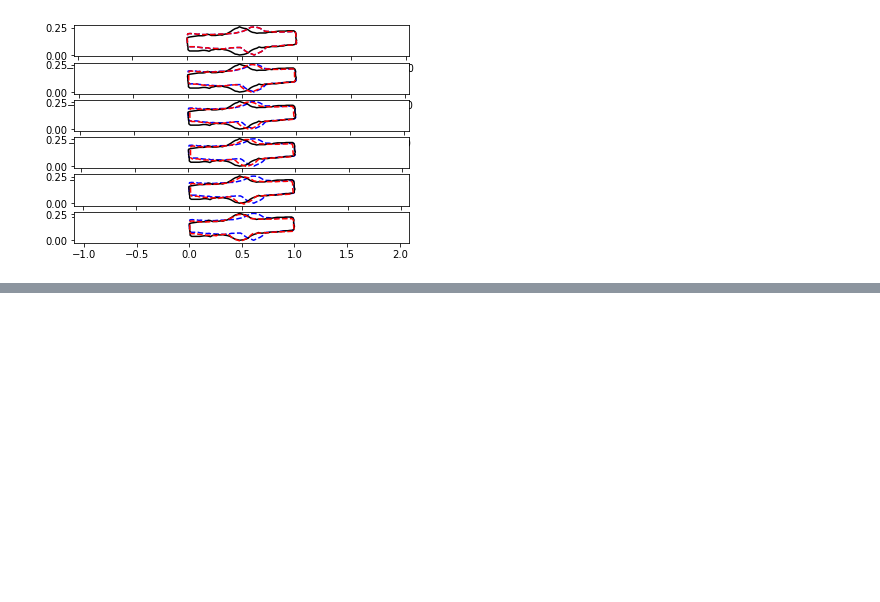
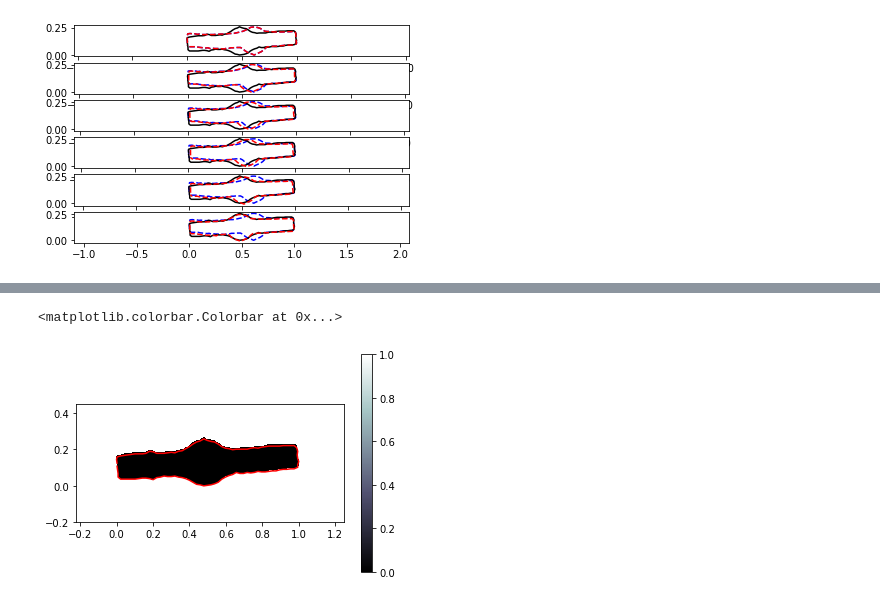
Before and after one commit to bgris/implicitmodules, a Jupyter notebook: script/torch/2Dshapes.ipynb, the cells around one changed output, grey strips where cells are left out. Cells and saved outputs as stored; diff of their text form; code cells hidden in the pictures; blank space fills up the shorter version.

```diff
--- a/script/torch/2Dshapes.ipynb
+++ b/script/torch/2Dshapes.ipynb
@@ -320,0 +336,9 @@ plt.axis('equal')
+# %%
+extent_target = dm.Utilities.AABB( -0.22, 1.25,-0.2, 0.45)
+target_image = dm.Utilities.load_greyscale_image( path_datafiles + 'Images/watch11.png', origin='lower')
+plt.imshow(target_image.numpy(), origin='lower', cmap='bone', extent=extent_target.totuple())
+plt.plot(target.detach().numpy()[:,0], target.detach().numpy()[:,1], 'r')
+plt.colorbar()
+# %% [output]
+<matplotlib.colorbar.Colorbar at 0x...>
+[figure, added]
```
Also changed, not shown: parts of 16 cells of this notebook.
